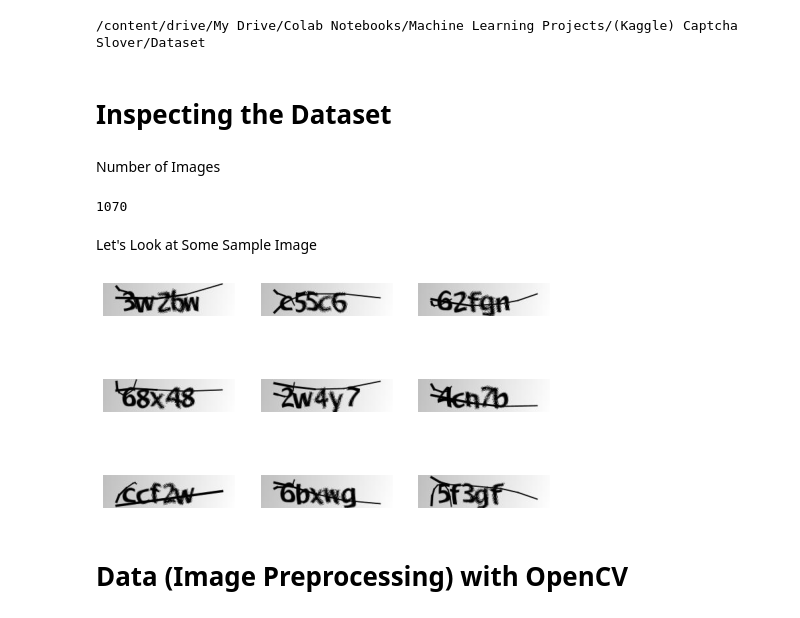
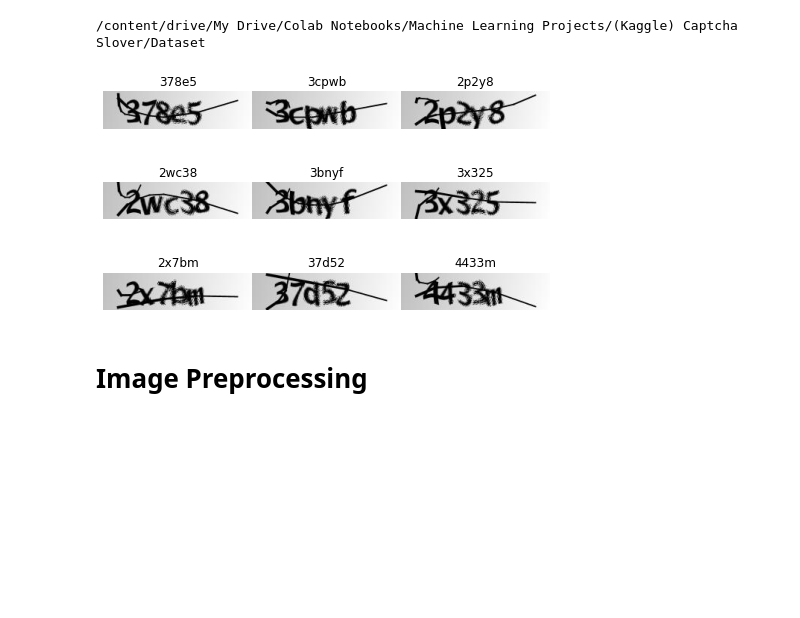
Before and after one commit to lucaslokchan/hands-on-ml, a Jupyter notebook: Projects/Captcha Slover/Captcha_Slover.ipynb, the cells around one changed output. Cells and saved outputs as stored; diff of their text form; code cells hidden in the pictures; blank space fills up the shorter version.

Commit message:
Image Preprocessing

```diff
--- a/Projects/Captcha Slover/Captcha_Slover.ipynb
+++ b/Projects/Captcha Slover/Captcha_Slover.ipynb
@@ -28,23 +21,15 @@ os.environ['KAGGLE_CONFIG_DIR'] = "/content/drive/My Drive/Colab Notebooks/Machi
-# %% [markdown]
-# Inspecting the Dataset
-# %% [markdown]
-Number of Images
-# %%
-data_path = 'samples/samples'
-len(os.listdir(path=data_path))
-# %% [output]
-1070
-# %% [markdown]
-Let's Look at Some Sample Image
 # %%
+data_path = 'samples'
 images = os.listdir(data_path)
 sample_images = images[-9:]
 fig, ax = plt.subplots(3, 3, figsize=(8, 5))
+fig.subplots_adjust(wspace=0, hspace=0)
 for i in range(9):
   img = cv2.imread(str(data_path + '/' + sample_images[i]))
   ax[i//3, i%3].imshow(img)
   ax[i//3, i%3].axis('off')
+  ax[i//3, i%3].set_title(sample_images[i].split('.')[0])
 # %% [output]
-[figure, old version]
+[figure, new version]
 # %% [markdown]
-# Data (Image Preprocessing) with OpenCV
+# Image Preprocessing
```
Also changed, not shown: parts of 30 cells of this notebook.
